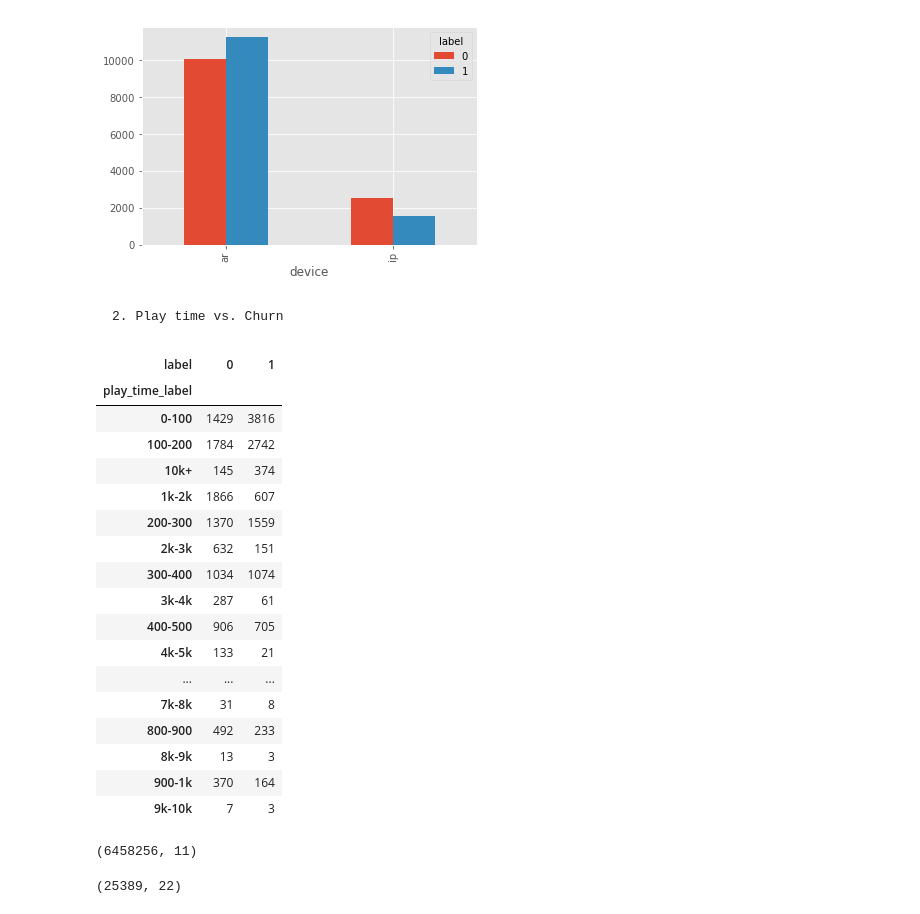
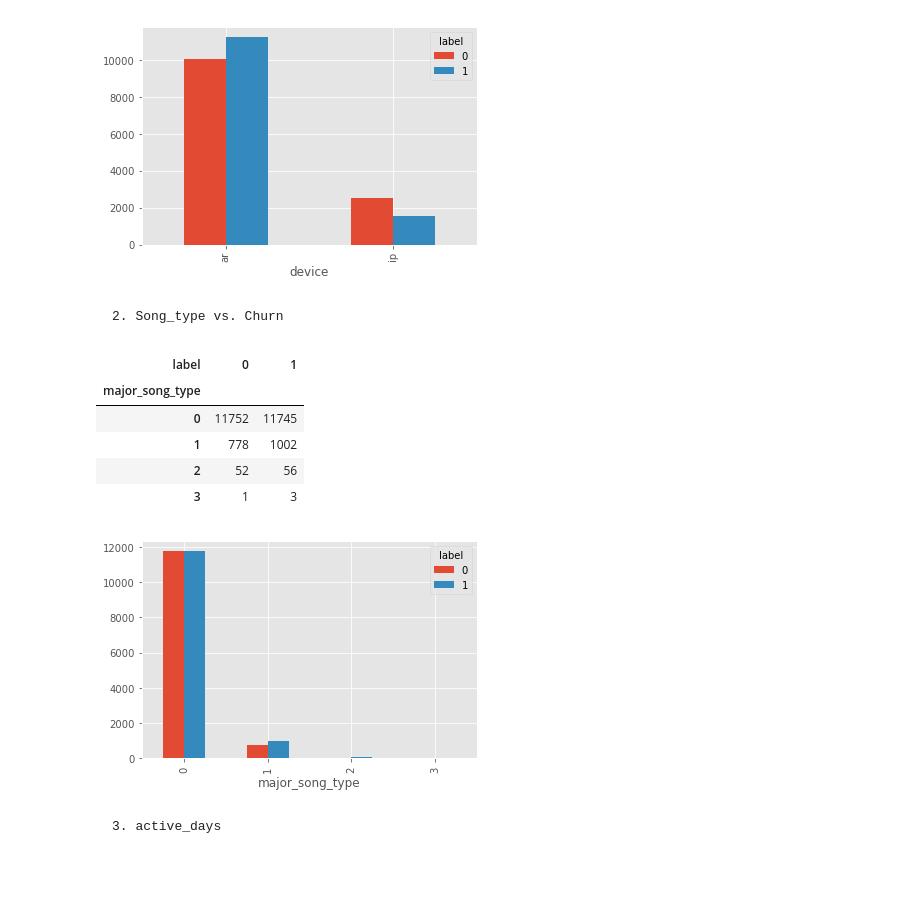
Before and after one commit to YXChen512/Churn_Analysis_music_player_app, a Jupyter notebook: 3. Exploratory Data Analysis.ipynb, the cells around one changed output. Cells and saved outputs as stored; diff of their text form; code cells hidden in the pictures; blank space fills up the shorter version.

```diff
--- a/3. Exploratory Data Analysis.ipynb
+++ b/3. Exploratory Data Analysis.ipynb
@@ -181,0 +193,2 @@ df.loc[df.active_days > 8].label.mean(),df.loc[df.active_days <= 8].label.mean()
+# %%
+integer23 = range(1,24)
@@ -181,0 +224,4 @@ df.loc[df.active_days > 8].label.mean(),df.loc[df.active_days <= 8].label.mean()
+# %%
+df_daily_play['days_since_last_play'] = \
+    [24-max(df_daily_play.iloc[i,:]*integer23) for i in xrange(df_daily_play.shape[0])]
+df_daily_play.head()
@@ -181,0 +257,3 @@ df.loc[df.active_days > 8].label.mean(),df.loc[df.active_days <= 8].label.mean()
+# %%
+df['days_since_last_play'] = list(df_daily_play['days_since_last_play'])
+df.head()
@@ -184,4 +286,2 @@ df
 # %%
-df_features = df.drop(['total_play_time','count_play_1','count_play_3',\
-                       'count_play_7','count_play_14','ratio_23_over_23','label'],axis = 1)
-df_features.head()
+df_features = df.drop(['count_play_1','count_play_3','count_play_7','count_play_14','label'],axis = 1)
@@ -234,34 +336,21 @@ plt.show()
 # %% [output]
 [figure]
 # %% [markdown]
-    2. Play time vs. Churn
+    2. Song_type vs. Churn
 # %%
-df_play_time = df_features.groupby(['play_time_label','label']).size().unstack()
-df_play_time
+df_song_type = df_features.groupby(['major_song_type','label']).size().unstack()
+df_song_type
 # %% [output]
 | label | 0 | 1 |
-| play_time_label |  |  |
-| 0-100 | 1429 | 3816 |
-| 100-200 | 1784 | 2742 |
-| 10k+ | 145 | 374 |
-| 1k-2k | 1866 | 607 |
-| 200-300 | 1370 | 1559 |
-| 2k-3k | 632 | 151 |
-| 300-400 | 1034 | 1074 |
-| 3k-4k | 287 | 61 |
-| 400-500 | 906 | 705 |
-| 4k-5k | 133 | 21 |
-| ... | ... | ... |
-| 7k-8k | 31 | 8 |
-| 800-900 | 492 | 233 |
-| 8k-9k | 13 | 3 |
-| 900-1k | 370 | 164 |
-| 9k-10k | 7 | 3 |
+| major_song_type |  |  |
+| 0 | 11752 | 11745 |
+| 1 | 778 | 1002 |
+| 2 | 52 | 56 |
+| 3 | 1 | 3 |
-# %%
-df_play_log.shape
-# %% [output]
-(6458256, 11)
-# %%
-df.shape
-# %% [output]
-(25389, 22)
+# %%
+ax = df_song_type.plot.bar()
+plt.show()
+# %% [output]
+[figure, added]
+# %% [markdown]
+    3. active_days
```
Also changed, not shown: parts of 44 cells of this notebook, 2 other files.
